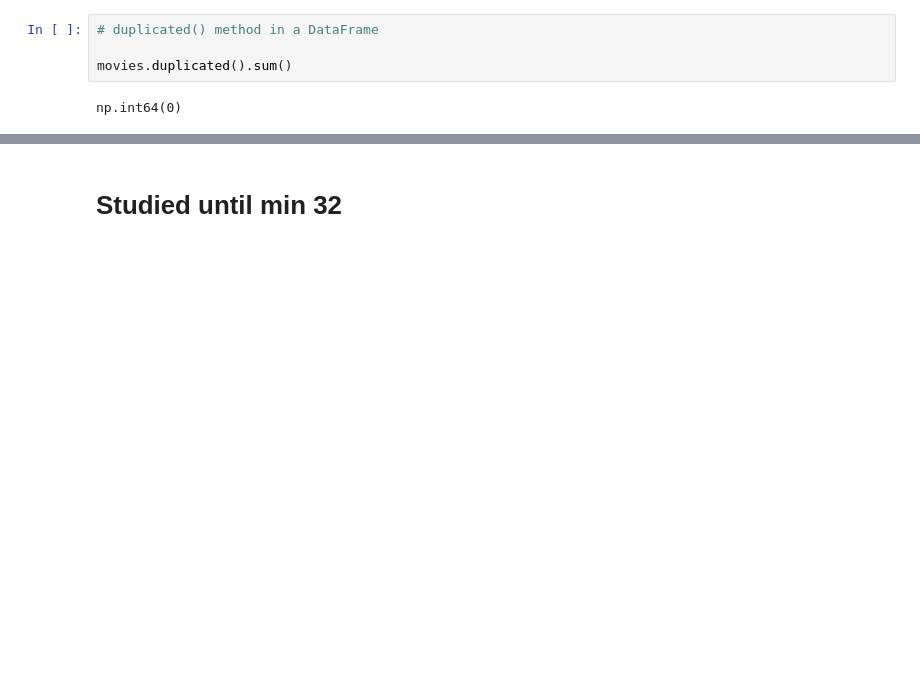
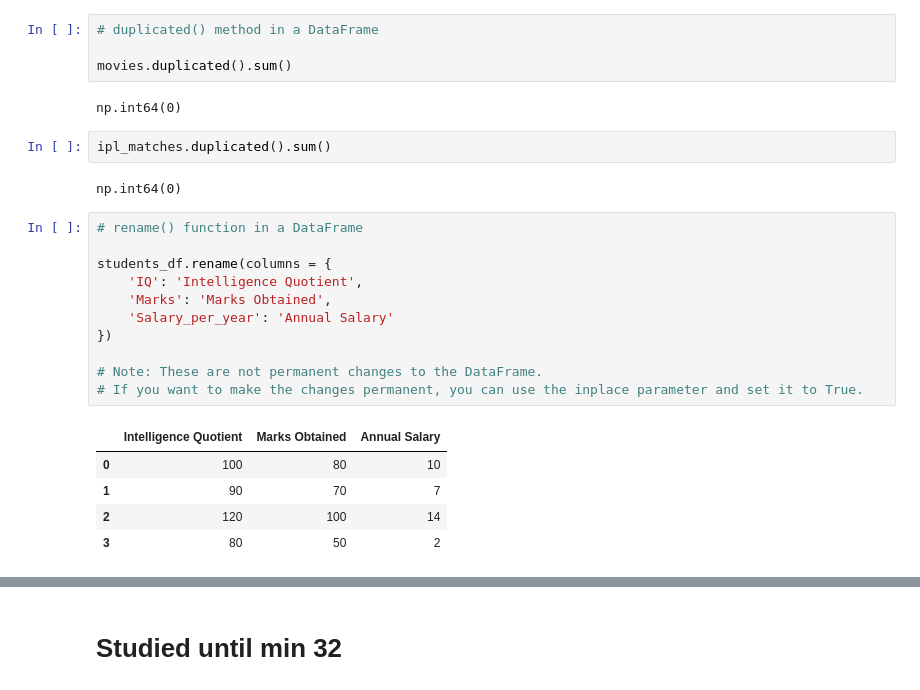
Before and after one commit to arsal3646/Python_Projects, a Jupyter notebook: CampusX_Data_Science_Course/017_Pandas_DataFrame.ipynb, the cells around one changed output, grey strips where cells are left out. Drawn from its saved outputs; the diff is of its cells as text; blank space fills up the shorter version.

```diff
--- a/CampusX_Data_Science_Course/017_Pandas_DataFrame.ipynb
+++ b/CampusX_Data_Science_Course/017_Pandas_DataFrame.ipynb
@@ -506,3 +506,24 @@ dtype: int64
 movies.duplicated().sum()
 # %% [output]
 np.int64(0)
+# %%
+ipl_matches.duplicated().sum()
+# %% [output]
+np.int64(0)
+# %%
+# rename() function in a DataFrame
+
+students_df.rename(columns = {
+    'IQ': 'Intelligence Quotient',
+    'Marks': 'Marks Obtained',
+    'Salary_per_year': 'Annual Salary'
+})
+
+# Note: These are not permanent changes to the DataFrame.
+# If you want to make the changes permanent, you can use the inplace parameter and set it to True.
+# %% [output]
+|  | Intelligence Quotient | Marks Obtained | Annual Salary |
+| 0 | 100 | 80 | 10 |
+| 1 | 90 | 70 | 7 |
+| 2 | 120 | 100 | 14 |
+| 3 | 80 | 50 | 2 |
```
Also changed, not shown: parts of 4 cells of this notebook.
